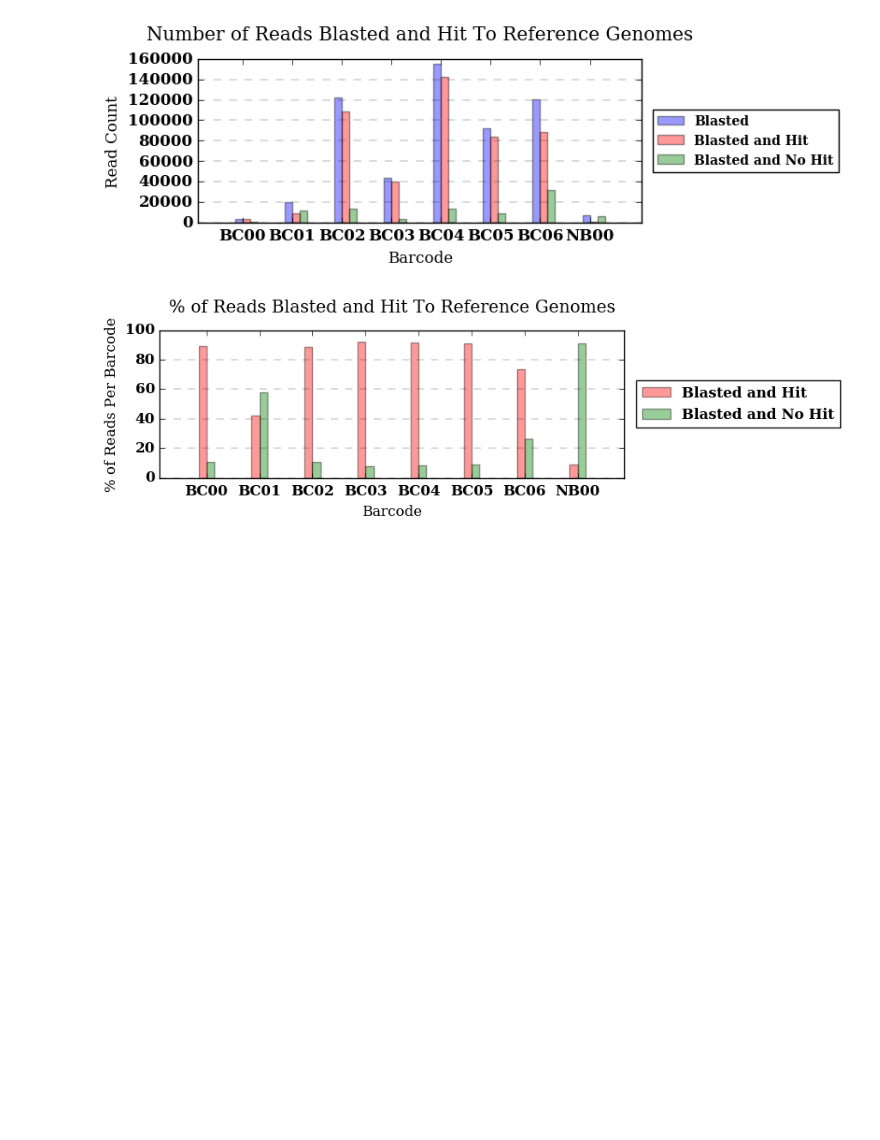
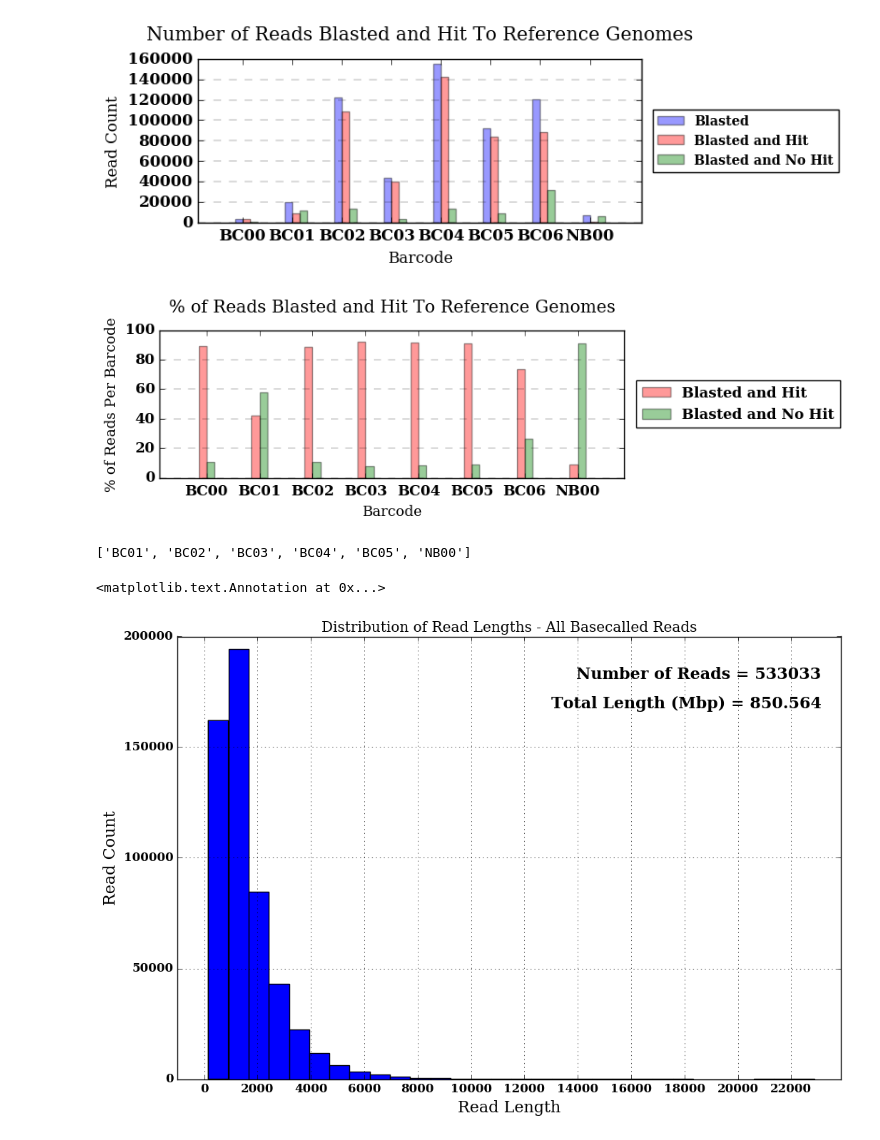
Before and after one commit to BenjaminSchwessinger/Gamran, a Jupyter notebook: MinIon_analysis_12122016_Wagga_initial-Copy1.ipynb, the cells around one changed output. Saved outputs shown, nothing was run; the diff lists cells and outputs as text; code cells hidden in the pictures; blank space fills up the shorter version.

```diff
--- a/MinIon_analysis_12122016_Wagga_initial-Copy1.ipynb
+++ b/MinIon_analysis_12122016_Wagga_initial-Copy1.ipynb
@@ -2365,0 +2207,28 @@ len(BC01_sseqid2label_zymo)
+# %%
+poretools_df_pres = poretools_df.copy()
+# %%
+poretools_df_pres.loc[poretools_df_pres['Barcode'] == 'BC06', 'Barcode'] = 'BC01'
+poretools_df_pres.loc[poretools_df_pres['GoodorBad'] == 'Bad-BC', 'Barcode'] = 'NB00'
+poretools_df_pres.loc[poretools_df_pres['GoodorBad'] == 'Bad-NB', 'Barcode'] = 'NB00'
+# %%
+list(poretools_df_pres['Barcode'].unique())
+# %% [output]
+['BC01', 'BC02', 'BC03', 'BC04', 'BC05', 'NB00']
+# %%
+plt.figure(figsize=(12,8))
+poretools_df_pres['Length'].hist(bins=30)
+plt.title('Distribution of Read Lengths - All Basecalled Reads')
+
+plt.xlabel('Read Length', fontsize=16)
+plt.xticks(np.arange(0, poretools_df_pres.Length.max()+1, 2000))
+plt.xlim([-1000, poretools_df_pres.Length.max()+1000])
+
+plt.ylabel('Read Count', fontsize=16)
+
+plt.annotate('Number of Reads = ' + str(poretools_df_pres.Length.count()), xy=(1, 1), xycoords='axes fraction', fontsize=16,
+                xytext=(-20, -30), textcoords='offset points', ha='right', va='top')
+plt.annotate('Total Length (Mbp) = ' + str(float("{0:.3f}".format(poretools_df_pres.Length.sum() / 1000000))), xy=(1, 1), xycoords='axes fraction', fontsize=16,
+                xytext=(-20, -60), textcoords='offset points', ha='right', va='top')
+# %% [output]
+<matplotlib.text.Annotation at 0x...>
+[figure, added]
```
Also changed, not shown: parts of 61 cells of this notebook.
